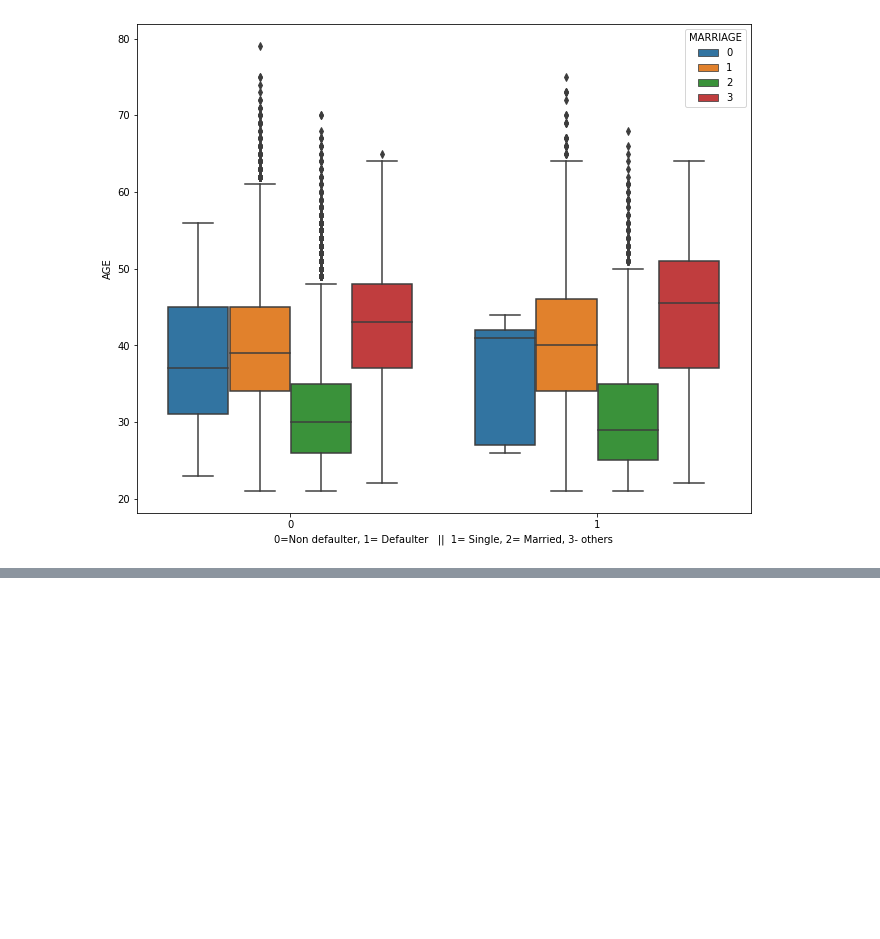
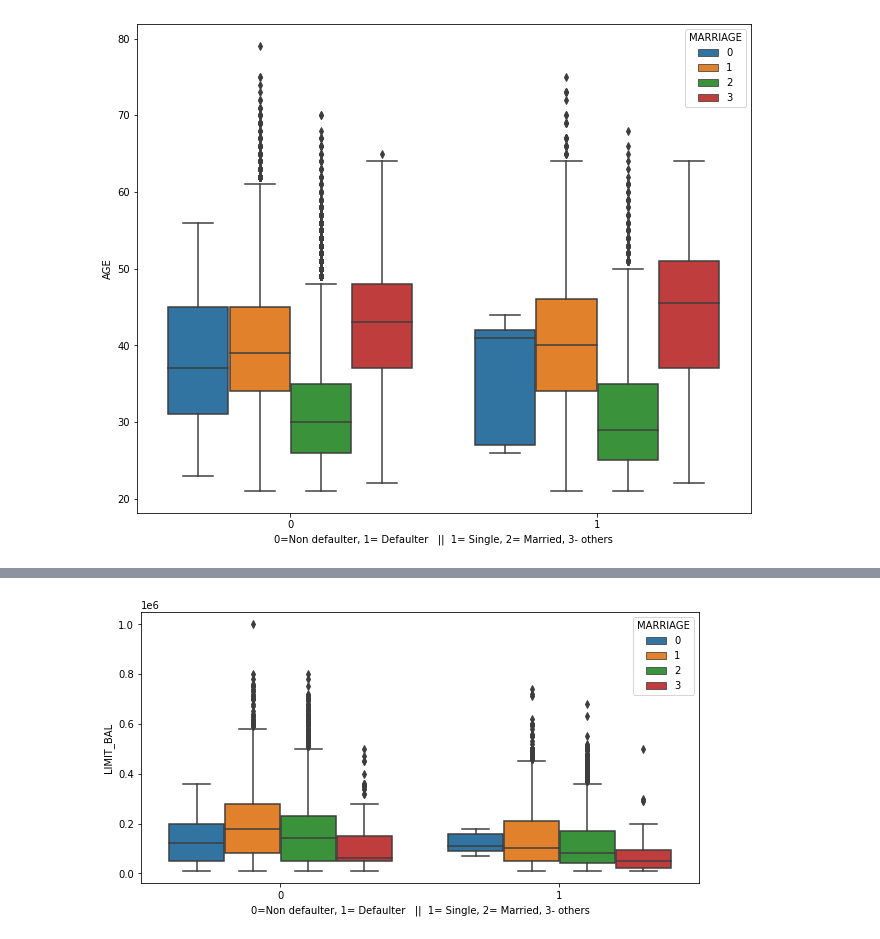
Before and after one commit to Hkhero79/HK-Credit-card-default-prediction, a Jupyter notebook: HK_Credit_Card_Default_Prediction.ipynb, the cells around one changed output, grey strips where cells are left out. Drawn from its saved outputs; the diff is of its cells as text; code cells hidden in the pictures; blank space fills up the shorter version.

```diff
--- a/HK_Credit_Card_Default_Prediction.ipynb
+++ b/HK_Credit_Card_Default_Prediction.ipynb
@@ -386,0 +393,7 @@ plt.show()
+# %%
+plt.figure(figsize=(10,5))
+sns.boxplot(x='Defaulter for next month',hue='MARRIAGE', y='LIMIT_BAL',data=df_cred)
+plt.xlabel("0=Non defaulter, 1= Defaulter   ||  1= Single, 2= Married, 3- others")
+plt.show()
+# %% [output]
+[figure, added]
```
Also changed, not shown: parts of 54 cells of this notebook.
